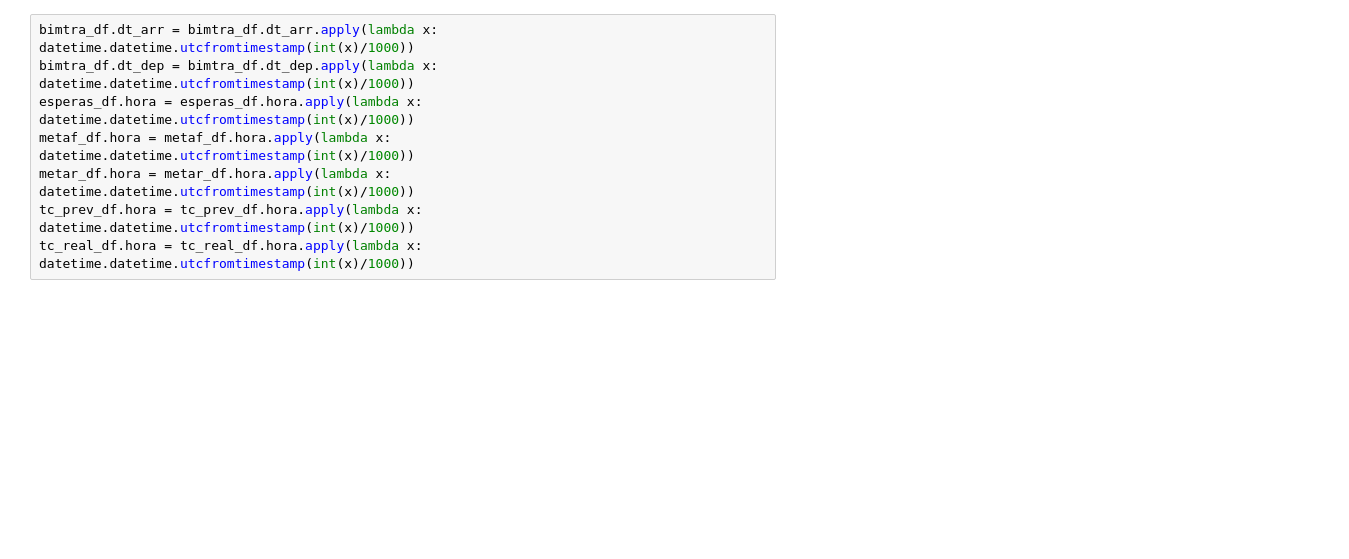
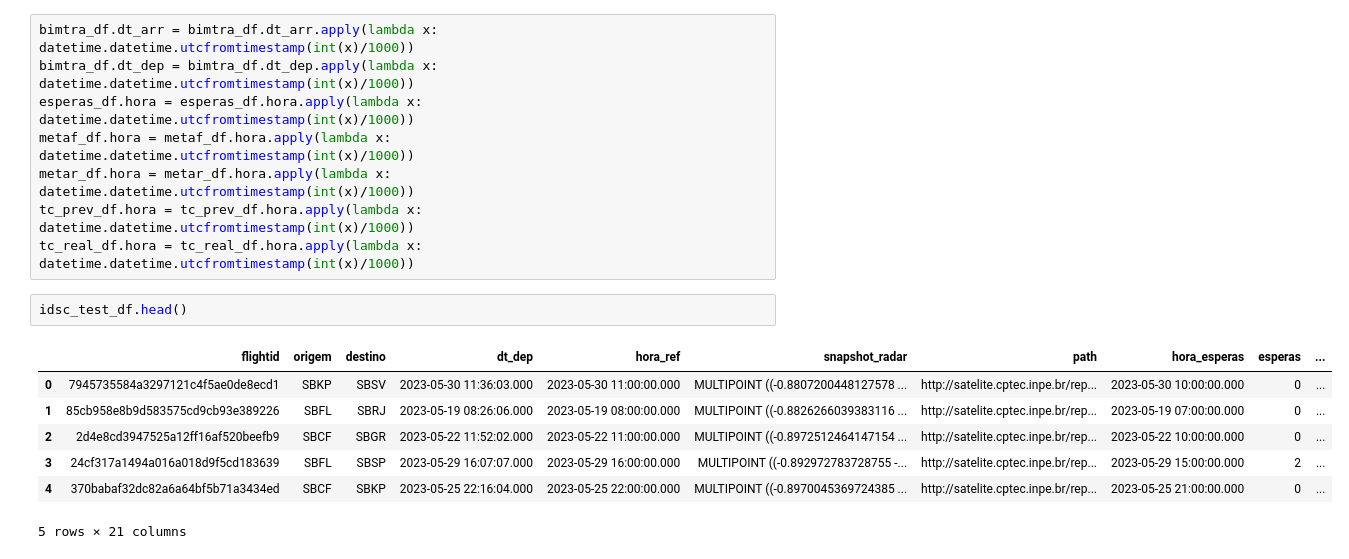
Before and after one commit to InAI-Delta/ita-datascience-2023, a Jupyter notebook: initial_analysis.ipynb, the cells around one changed output. Cells and saved outputs as stored; diff of their text form; blank space fills up the shorter version.

```diff
--- a/initial_analysis.ipynb
+++ b/initial_analysis.ipynb
@@ -25,3 +26,13 @@ metaf_df.hora = metaf_df.hora.apply(lambda x: datetime.datetime.utcfromtimestamp
 metar_df.hora = metar_df.hora.apply(lambda x: datetime.datetime.utcfromtimestamp(int(x)/1000))
 tc_prev_df.hora = tc_prev_df.hora.apply(lambda x: datetime.datetime.utcfromtimestamp(int(x)/1000))
 tc_real_df.hora = tc_real_df.hora.apply(lambda x: datetime.datetime.utcfromtimestamp(int(x)/1000))
+# %%
+idsc_test_df.head()
+# %% [output]
+|  | flightid | origem | destino | dt_dep | hora_ref | snapshot_radar | path | hora_esperas | esperas | ... |
+| 0 | 7945735584a3297121c4f5ae0de8ecd1 | SBKP | SBSV | 2023-05-30 11:36:03.000 | 2023-05-30 11:00:00.000 | MULTIPOINT ((-0.8807200448127578 ... | http://satelite.cptec.inpe.br/rep... | 2023-05-30 10:00:00.000 | 0 | ... |
+| 1 | 85cb958e8b9d583575cd9cb93e389226 | SBFL | SBRJ | 2023-05-19 08:26:06.000 | 2023-05-19 08:00:00.000 | MULTIPOINT ((-0.8826266039383116 ... | http://satelite.cptec.inpe.br/rep... | 2023-05-19 07:00:00.000 | 0 | ... |
+| 2 | 2d4e8cd3947525a12ff16af520beefb9 | SBCF | SBGR | 2023-05-22 11:52:02.000 | 2023-05-22 11:00:00.000 | MULTIPOINT ((-0.8972512464147154 ... | http://satelite.cptec.inpe.br/rep... | 2023-05-22 10:00:00.000 | 0 | ... |
+| 3 | 24cf317a1494a016a018d9f5cd183639 | SBFL | SBSP | 2023-05-29 16:07:07.000 | 2023-05-29 16:00:00.000 | MULTIPOINT ((-0.892972783728755 -... | http://satelite.cptec.inpe.br/rep... | 2023-05-29 15:00:00.000 | 2 | ... |
+| 4 | 370babaf32dc82a6a64bf5b71a3434ed | SBCF | SBKP | 2023-05-25 22:16:04.000 | 2023-05-25 22:00:00.000 | MULTIPOINT ((-0.8970045369724385 ... | http://satelite.cptec.inpe.br/rep... | 2023-05-25 21:00:00.000 | 0 | ... |
+5 rows × 21 columns
```
Also changed, not shown: parts of 10 cells of this notebook.
